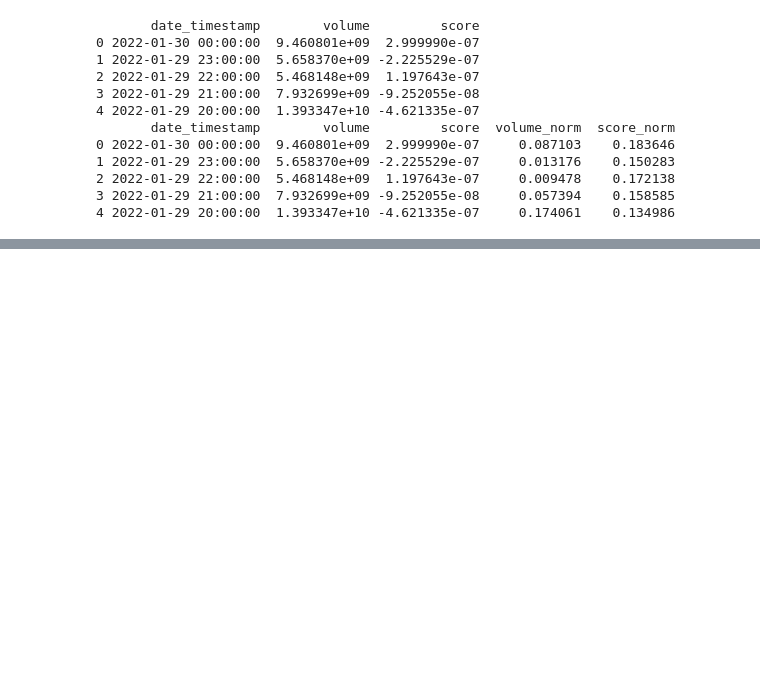
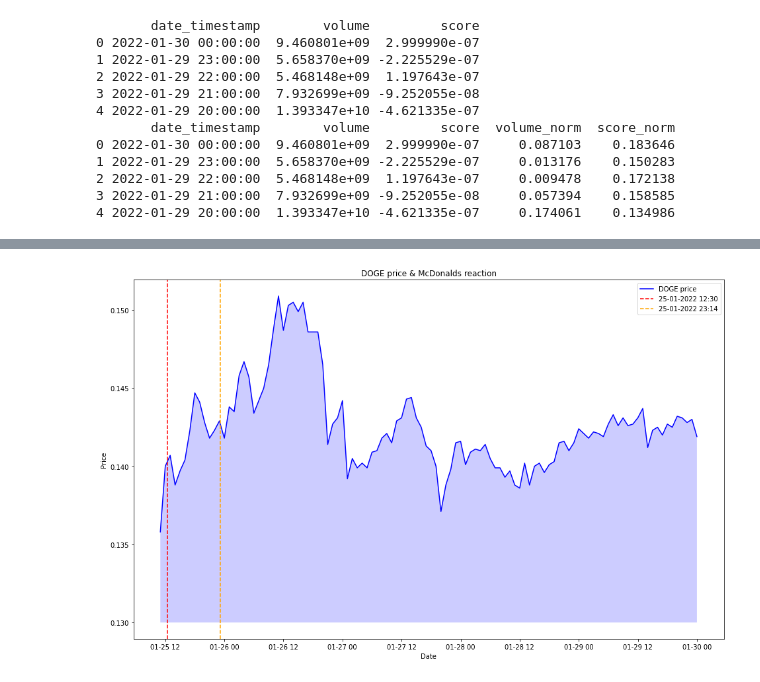
Before and after one commit to paulcodrea/crypto_price_prediction, a Jupyter notebook: 6_trading-volume.ipynb, the cells around one changed output, grey strips where cells are left out. Saved outputs shown, nothing was run; the diff lists cells and outputs as text; code cells hidden in the pictures; blank space fills up the shorter version.

```diff
--- a/6_trading-volume.ipynb
+++ b/6_trading-volume.ipynb
@@ -127,0 +182,11 @@ Difference between max score and max volume in hours is: 8:00:00
+# %%
+# read C:\Users\paulc\OneDrive\Desktop\FOMO_dissertation\dissertation\25.01.2022_Mc-x-DOGE\DOGE-hour_df.csv
+df_plot = read_csv('25.01.2022_Mc-x-DOGE/DOGE-hour_df.csv')
+# print(df_plot.head())
+# move  index column as column
+df_plot.reset_index(inplace=True)
+
+df_plot['date_timestamp'] = df_plot['date'].apply(lambda x: datetime.strptime(x, '%Y-%m-%d %H:%M'))
+
+# filter data after 2022-01-25 10:00
+df_plot = df_plot[df_plot['date_timestamp'] > datetime(2022, 1, 25, 10, 0)]
@@ -127,0 +209,13 @@ Difference between max score and max volume in hours is: 8:00:00
+# %%
+fig, ax = plt.subplots(figsize=(16, 10))
+ax.plot(df_plot['date_timestamp'], df_plot['close'], color='blue', label='DOGE price')
+ax.axvline(x=datetime(2022, 1, 25, 12, 30), color='red', linestyle='--', label='25-01-2022 12:30')
+ax.axvline(x=datetime(2022, 1, 25, 23, 14), color='orange', linestyle='--', label='25-01-2022 23:14')
+ax.set_title('DOGE price & McDonalds reaction')
+ax.set_xlabel('Date')
+ax.set_ylabel('Price')
+ax.legend()
+ax.fill_between(df_plot['date_timestamp'], df_plot['close'], 0.13, facecolor='blue', alpha=0.2)
+plt.show()
+# %% [output]
+[figure, added]
```
Also changed, not shown: parts of 12 cells of this notebook.
